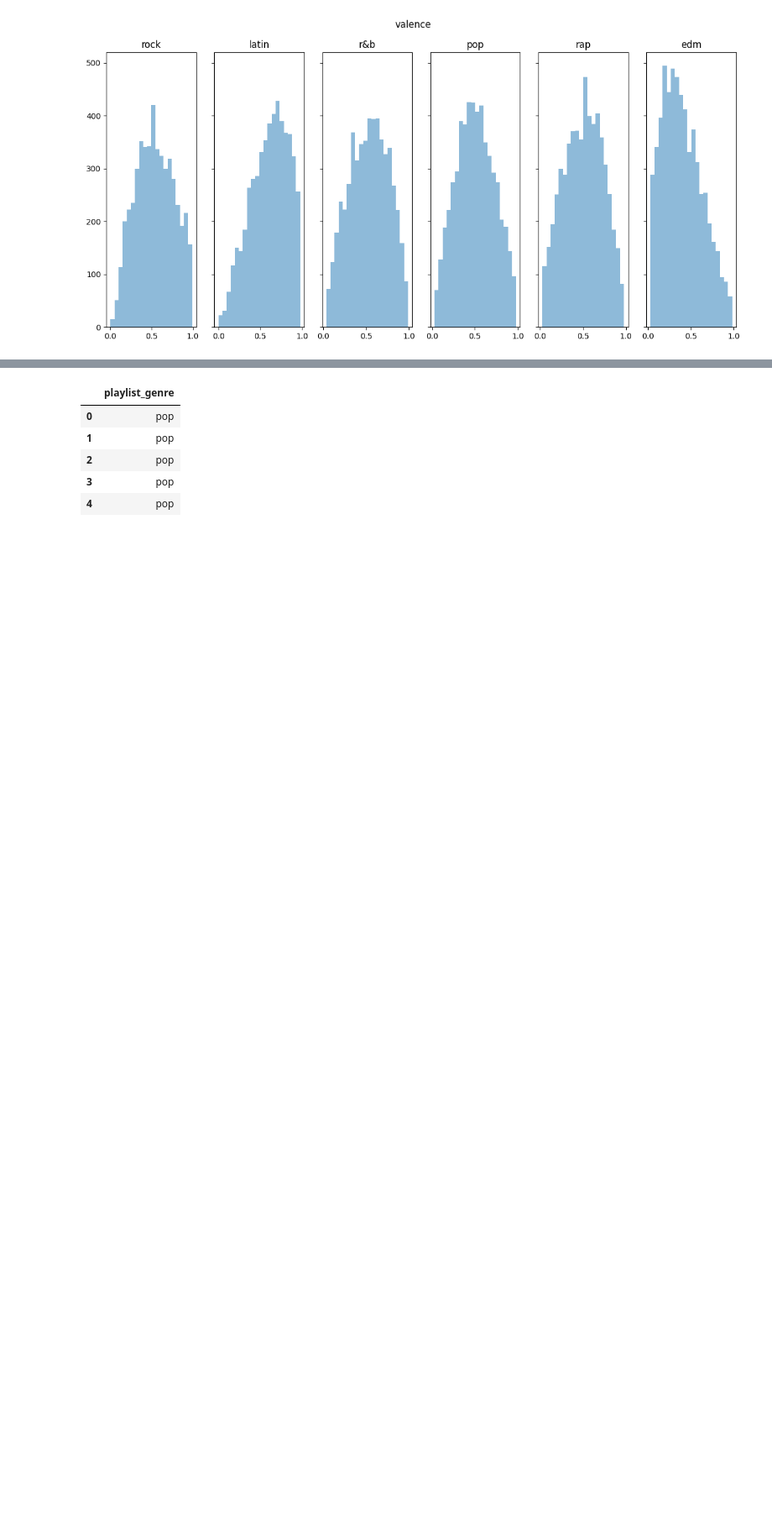
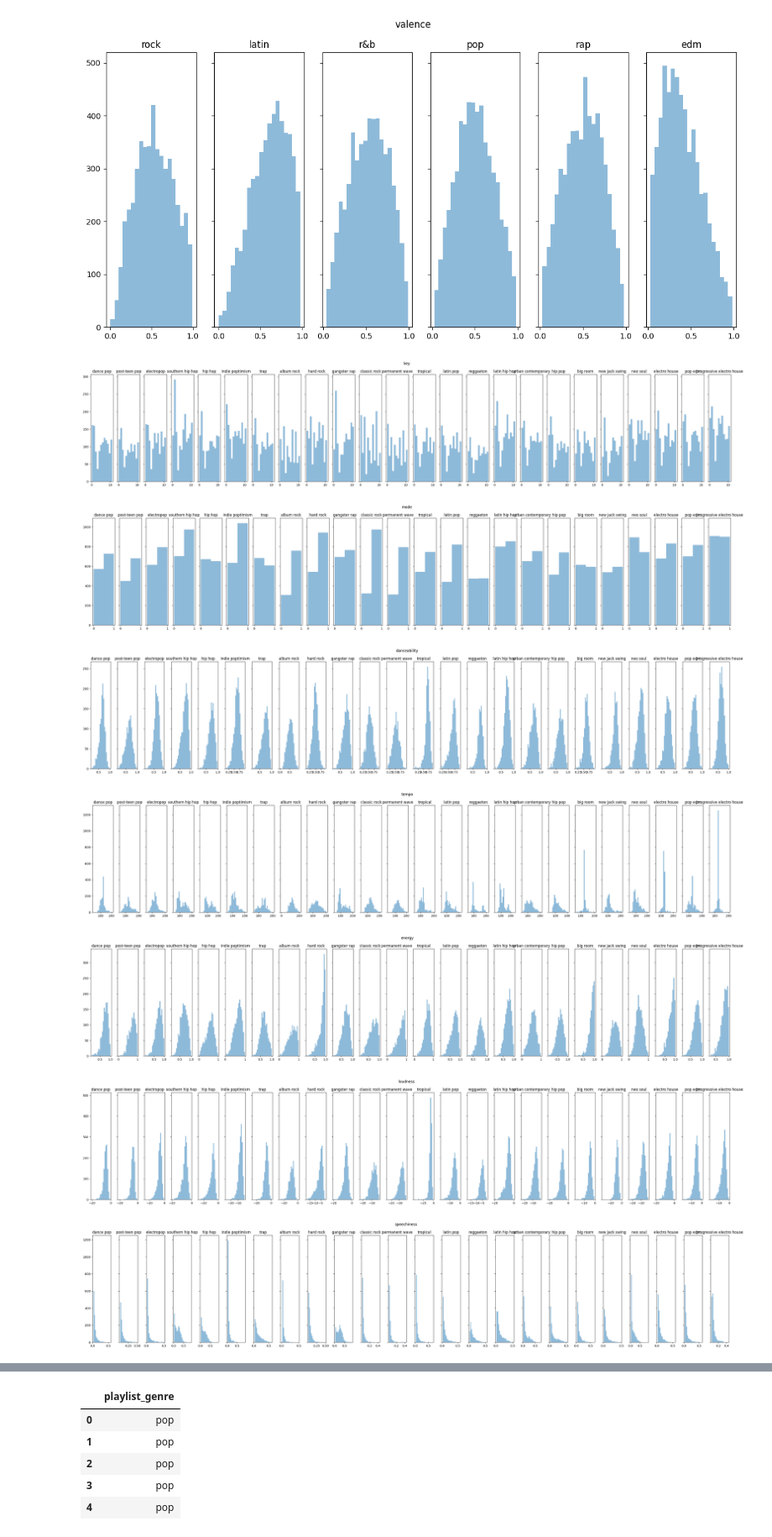
Before and after one commit to sanjaytaylor2012/Project1_ML, a Jupyter notebook: model.ipynb, the cells around one changed output, grey strips where cells are left out. Shown at 84% size. Saved outputs shown, nothing was run; the diff lists cells and outputs as text; code cells hidden in the pictures; blank space fills up the shorter version.

```diff
--- a/model.ipynb
+++ b/model.ipynb
@@ -41,22 +41,30 @@ for feature in features:
 [figure]
 [figure]
 # %%
-# import matplotlib.pyplot as plt
+import matplotlib.pyplot as plt
 
-# subgenres = ["dance pop", "post-teen pop", "electropop", "southern hip hop", "hip hop", "indie poptimism", "trap", "album rock", "hard rock", "gangster rap", "classic rock", "permanent wave",
-#              "tropical", "latin pop", "reggaeton", "latin hip hop", "urban contemporary", "hip pop", "big room", "new jack swing", "neo soul", "electro house", "pop edm", "progressive electro house"]
-# features = {'key': 12, "mode": 2, "danceability": 20, "tempo": 20, "energy": 20, "loudness": 20, "speechiness": 20, 'acousticness': 20, "instrumentalness": 20, "liveness": 20, "valence": 20}
+subgenres = ["dance pop", "post-teen pop", "electropop", "southern hip hop", "hip hop", "indie poptimism", "trap", "album rock", "hard rock", "gangster rap", "classic rock", "permanent wave",
+             "tropical", "latin pop", "reggaeton", "latin hip hop", "urban contemporary", "hip pop", "big room", "new jack swing", "neo soul", "electro house", "pop edm", "progressive electro house"]
+features = {'key': 12, "mode": 2, "danceability": 20, "tempo": 20, "energy": 20, "loudness": 20, "speechiness": 20, 'acousticness': 20, "instrumentalness": 20, "liveness": 20, "valence": 20}
 
 
+#printing each feature in relation to each subgenre
+for feature in features:
+    fig, axes = plt.subplots(nrows=1, ncols=len(subgenres), figsize=(30, 6), sharey=True)
 
-# for feature in features:
-#     fig, axes = plt.subplots(nrows=1, ncols=len(subgenres), figsize=(30, 6), sharey=True)
+    for i, subgenre in enumerate(subgenres):
+        ax = axes[i]
+        ax.hist(df[df['playlist_subgenre'] == subgenre][feature], bins=features[feature], alpha=0.5, label=subgenre)
+        ax.set_title(subgenre)
 
-#     for i, subgenre in enumerate(subgenres):
-#         ax = axes[i]
-#         ax.hist(df[df['playlist_subgenre'] == subgenre][feature], bins=features[feature], alpha=0.5, label=subgenre)
-#         ax.set_title(subgenre)
-
-#     plt.suptitle(feature)
-#     plt.tight_layout()
-#     plt.show()
+    plt.suptitle(feature)
+    plt.tight_layout()
+    plt.show()
+# %% [output]
+[figure, added]
+[figure, added]
+[figure, added]
+[figure, added]
+[figure, added]
+[figure, added]
+[figure, added]
```
Also changed, not shown: parts of 8 cells of this notebook, 2 other files.
